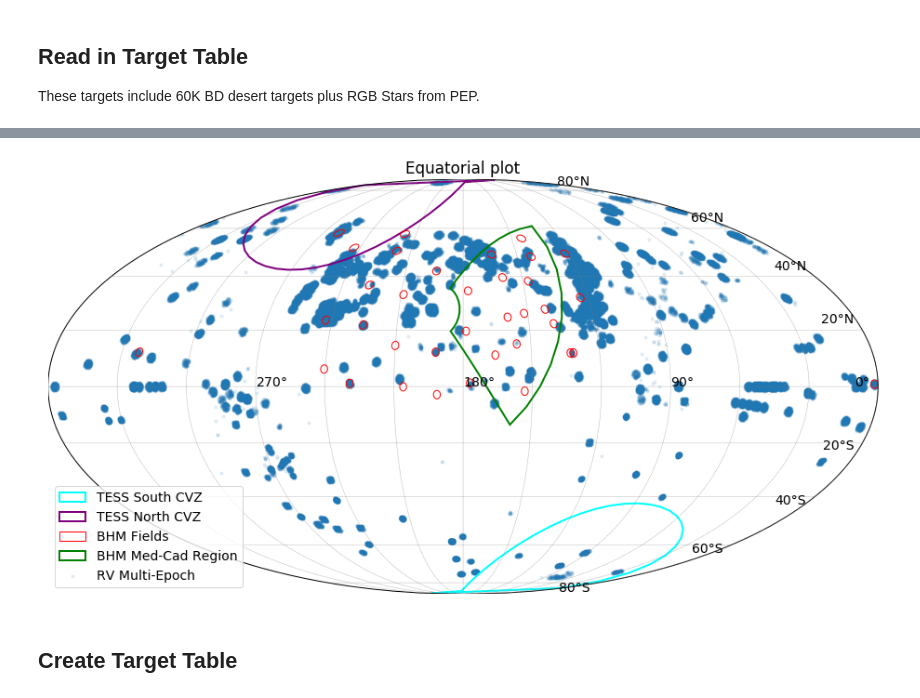
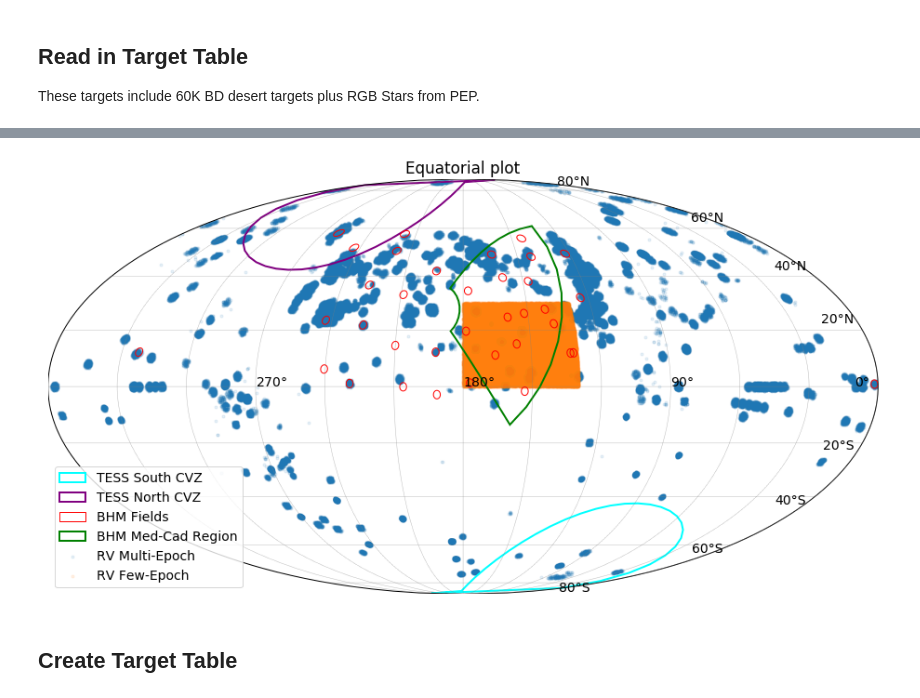
Before and after one commit to William-Zhang-R/SDSS-V-SimTargets, a Jupyter notebook: allsky/RV Targets.ipynb, the cells around one changed output, grey strips where cells are left out. Saved outputs shown, nothing was run; the diff lists cells and outputs as text; code cells hidden in the pictures.

```diff
--- a/allsky/RV Targets.ipynb
+++ b/allsky/RV Targets.ipynb
@@ -63,0 +62,3 @@ rv_stat_tab = rv_tab[0:10]
+# %%
+rv_few_tab = Table.read('workspace/target_files/RV/MWM-RV-fewEpoch-v01.fits')
+rv_few_tab
@@ -64,14 +85,17 @@ rv_stat_tab = rv_tab[0:10]
 # %%
 plt.rcParams.update({'font.size': 14})
 (fig,bmap) = testfield_fk5()
-#Plot RV Multi-Epoch Targets
+#Plot RV Many-Epoch Targets
 rvx,rvy = bmap(rv_tab['RA'],rv_tab['DEC'])
 bmap.scatter(rvx,rvy,marker='.',label='RV Multi-Epoch',alpha=0.1)
+#Plot RV Few-Epoch Targets
+rvfewx,rvfewy = bmap(rv_few_tab['RA'],rv_few_tab['DEC'])
+bmap.scatter(rvfewx,rvfewy,marker='.',label='RV Few-Epoch',alpha=0.1)
 plt.title("Equatorial plot")
 plt.legend()
 plt.show()
 # %% [output]
-[figure, old version]
+[figure, new version]
 # %% [markdown]
 ## Create Target Table
 # %%
```
Also changed, not shown: parts of 24 cells of this notebook.
